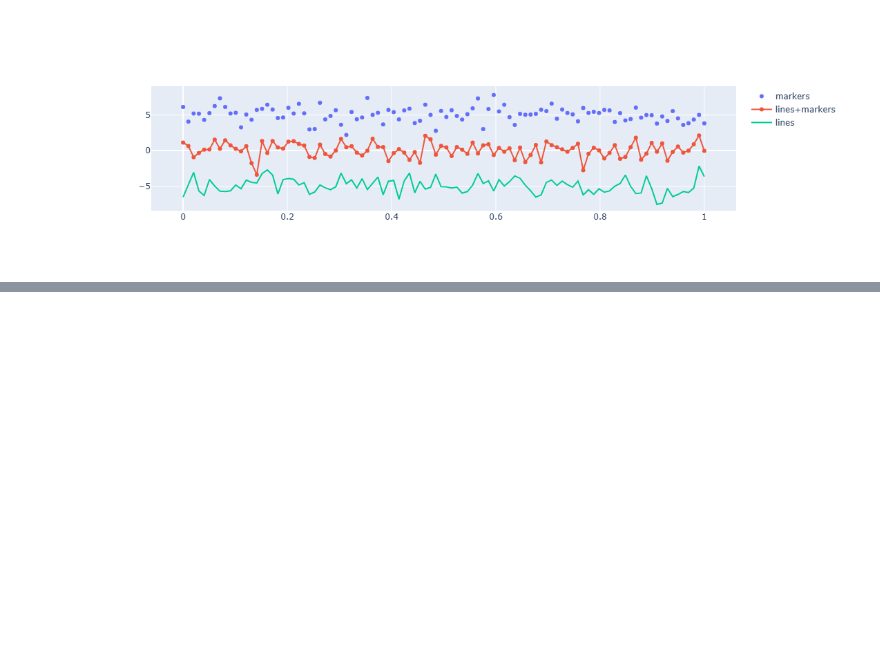
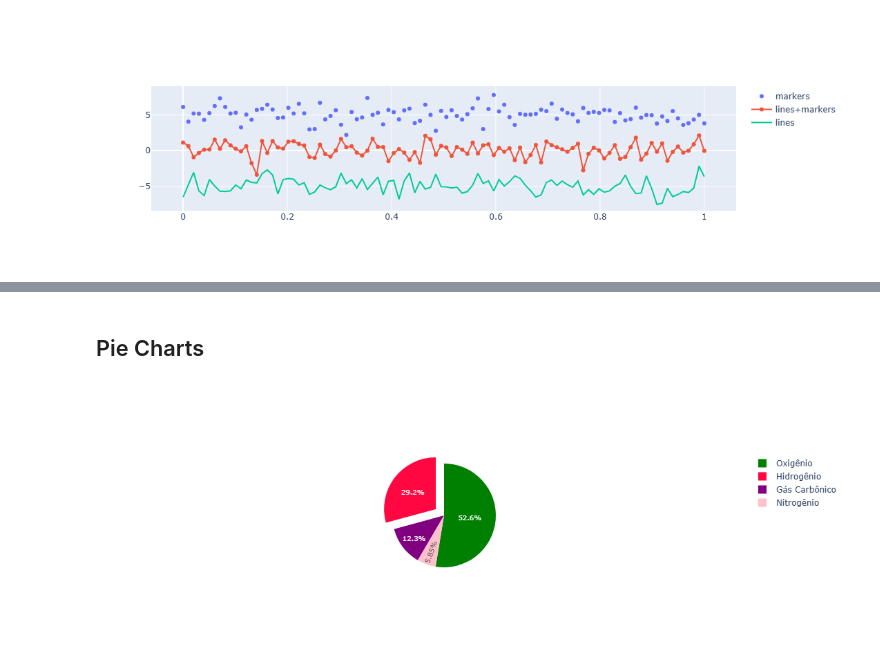
Before and after one commit to dev-DaviGuerra/Plotly, a Jupyter notebook: Plotly.ipynb, the cells around one changed output, grey strips where cells are left out. Saved outputs shown, nothing was run; the diff lists cells and outputs as text; code cells hidden in the pictures; blank space fills up the shorter version.

```diff
--- a/Plotly.ipynb
+++ b/Plotly.ipynb
@@ -61,0 +81,11 @@ fig.add_traces(go.Scatter(x=x, y=random_y2, mode="lines", name="lines"))
+# %% [markdown]
+## Pie Charts
+# %%
+labels = ['Oxigênio', 'Hidrogênio', 'Gás Carbônico', 'Nitrogênio']
+values = [4500, 2500, 1053, 500]
+
+fig = go.Figure(go.Pie(labels=labels, values=values, pull=[0, 0.2, 0, 0]))
+fig.update_traces(hoverinfo='value+label', textinfo='percent', textfont_size=10, marker=dict(colors=['green', '#FF0841', 'purple', 'pink']))
+fig.show()
+# %% [output]
+[figure, added]
```
Also changed, not shown: parts of 3 cells of this notebook.
